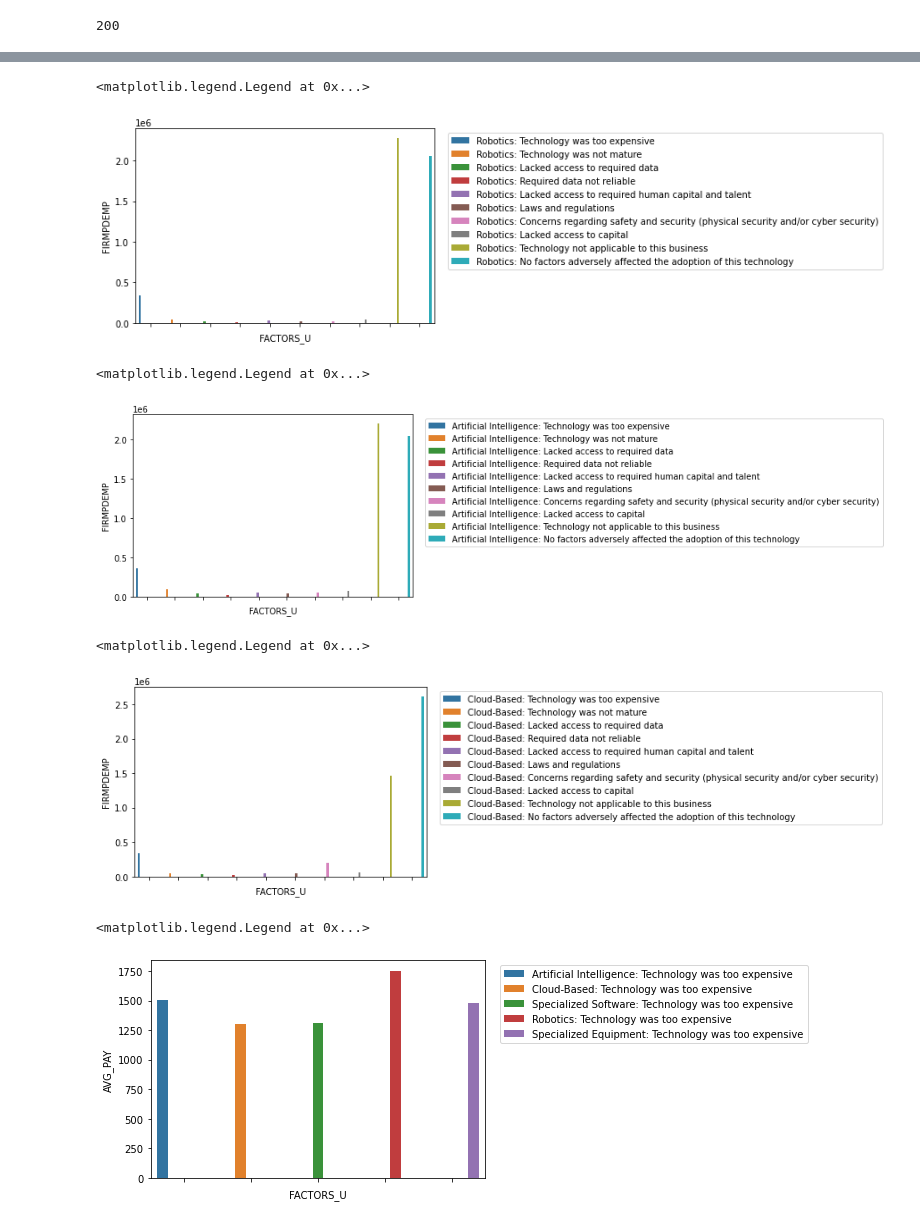
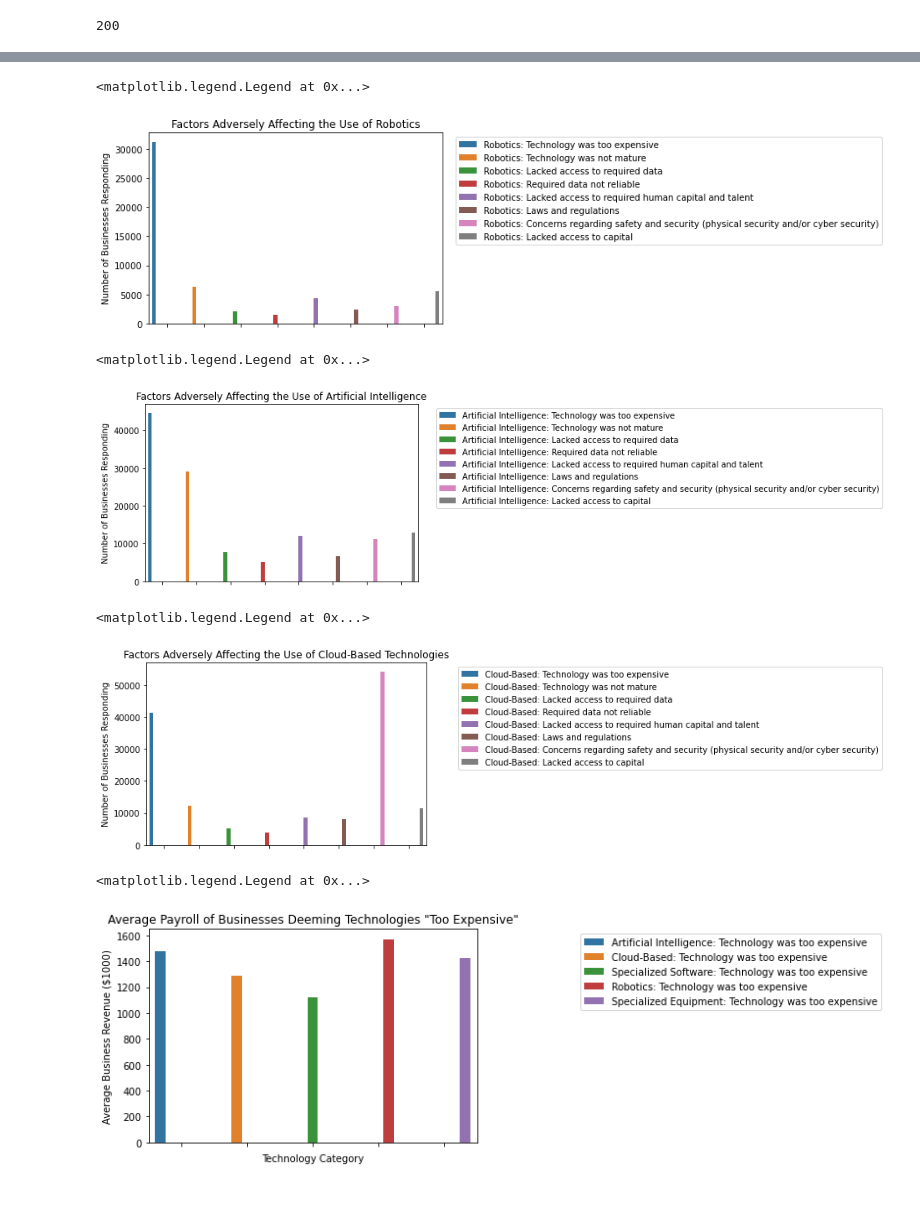
Before and after one commit to linseystokes17/CensusExploration, a Jupyter notebook: census_data_etl_and_visualizations.ipynb, the cells around one changed output, grey strips where cells are left out. Cells and saved outputs as stored; diff of their text form; code cells hidden in the pictures; blank space fills up the shorter version.

Commit message:
Adding updated Jupyter Notebook, as well as visualization images -Abby

```diff
--- a/census_data_etl_and_visualizations.ipynb
+++ b/census_data_etl_and_visualizations.ipynb
@@ -65,7 +65,7 @@ import seaborn as sns
 # %%
 # Get the response from the Census API
 key = '1a3f83be0b86cf8c738d2833cd8a386aee5b3c5c'
-url = f'https://api.census.gov/data/2018/abstcb?get=GEO_ID,NAME,NAICS2017,NAICS2017_LABEL,SEX,SEX_LABEL,ETH_GROUP,ETH_GROUP_LABEL,RACE_GROUP,RACE_GROUP_LABEL,VET_GROUP,VET_GROUP_LABEL,NSFSZFI,NSFSZFI_LABEL,FACTORS_U,FACTORS_U_LABEL,YEAR,FIRMPDEMP,FIRMPDEMP_F,FIRMPDEMP_PCT,FIRMPDEMP_PCT_F,RCPPDEMP,RCPPDEMP_F,RCPPDEMP_PCT,RCPPDEMP_PCT_F,EMP,EMP_F,EMP_PCT,EMP_PCT_F,PAYANN,PAYANN_F,PAYANN_PCT,PAYANN_PCT_F,FIRMPDEMP_S,FIRMPDEMP_S_F,FIRMPDEMP_PCT_S,FIRMPDEMP_PCT_S_F,RCPPDEMP_S,RCPPDEMP_S_F,RCPPDEMP_PCT_S,RCPPDEMP_PCT_S_F,EMP_S,EMP_S_F,EMP_PCT_S,EMP_PCT_S_F,PAYANN_S,PAYANN_S_F,PAYANN_PCT_S,PAYANN_PCT_S_F,TECHUSE_LABEL&for=us:*&key={key}'
+url = f'https://api.census.gov/data/2018/abstcb?get=GEO_ID,NAME,NAICS2017,NAICS2017_LABEL,SEX,SEX_LABEL,ETH_GROUP,ETH_GROUP_LABEL,RACE_GROUP,RACE_GROUP_LABEL,VET_GROUP,VET_GROUP_LABEL,NSFSZFI,NSFSZFI_LABEL,TECHUSE,TECHUSE_LABEL,FACTORS_U,FACTORS_U_LABEL,YEAR,FIRMPDEMP,FIRMPDEMP_F,FIRMPDEMP_PCT,FIRMPDEMP_PCT_F,RCPPDEMP,RCPPDEMP_F,RCPPDEMP_PCT,RCPPDEMP_PCT_F,EMP,EMP_F,EMP_PCT,EMP_PCT_F,PAYANN,PAYANN_F,FIRMPDEMP_S,FIRMPDEMP_S_F,FIRMPDEMP_PCT_S,FIRMPDEMP_PCT_S_F,RCPPDEMP_S,RCPPDEMP_S_F,RCPPDEMP_PCT_S,RCPPDEMP_PCT_S_F,EMP_S,EMP_S_F,EMP_PCT_S,EMP_PCT_S_F,PAYANN_S,PAYANN_S_F,PAYANN_PCT_S,PAYANN_PCT_S_F&for=us:*&key={key}'
 response_tcb = requests.get(url)
 # %%
 # Confirm that response is valid
@@ -103,6 +103,6 @@ Data columns (total 51 columns):
 # %%
 # We don't actually want all of this data, just the more readable columns, so we filter the columns
-tcb = df_tcb[['GEO_ID','NAME','NAICS2017_LABEL','SEX_LABEL','ETH_GROUP_LABEL','RACE_GROUP_LABEL','VET_GROUP_LABEL','NSFSZFI_LABEL','FACTORS_U','FACTORS_U_LABEL','TECHUSE_LABEL','FIRMPDEMP','RCPPDEMP','EMP','PAYANN']]
+tcb = df_tcb[['GEO_ID','NAME','NAICS2017_LABEL','SEX_LABEL','ETH_GROUP_LABEL','RACE_GROUP_LABEL','VET_GROUP_LABEL','NSFSZFI_LABEL','TECHUSE','TECHUSE_LABEL','FACTORS_U','FACTORS_U_LABEL','FIRMPDEMP','RCPPDEMP','EMP','PAYANN']]
 # %%
 # Those same details, now on our filtered data
 print(df_tcb.shape)
@@ -143,14 +143,31 @@ data = data.loc[data['VET_GROUP_LABEL'] == 'Total']
 # Filtering by business size
 data = data.loc[data['NSFSZFI_LABEL'] == 'All firms']
 # Filtering by business type
-data = data.loc[data['NAICS2017_LABEL'] == 'Total for all sectors']
-# Filter by question response
+data = data.loc[data['NAICS2017_LABEL'] == 'Professional, scientific, and technical services']
+# Filter by question response for Factors
+'''
 data = data[~data['FACTORS_U_LABEL'].str.contains("Total Reporting")]
-#data = data[~data['FACTORS_U_LABEL'].str.contains("not applicable")]
-#data = data[~data['FACTORS_U_LABEL'].str.contains("No factors")]
+data = data[~data['FACTORS_U_LABEL'].str.contains("not applicable")]
+data = data[~data['FACTORS_U_LABEL'].str.contains("No factors")]
 
 # Filtering out specific response sets into their own datasets
 robo_data = data[data['FACTORS_U_LABEL'].str.contains("Robotics")]
 ai_data = data[data['FACTORS_U_LABEL'].str.contains("Artificial Intelligence")]
 cloud_data = data[data['FACTORS_U_LABEL'].str.contains("Cloud-Based")]
 exp_data = data[data['FACTORS_U_LABEL'].str.contains("too expensive")]
+'''
+
+
+# Filter by question response for Tech Use
+
+data = data[~data['TECHUSE_LABEL'].str.contains("Low use")]
+data = data[~data['TECHUSE_LABEL'].str.contains("Moderate use")]
+data = data[~data['TECHUSE_LABEL'].str.contains("High use")]
+data = data[~data['TECHUSE_LABEL'].str.contains("Don't know")]
+data = data[~data['TECHUSE_LABEL'].str.contains("Total Reporting")]
+
+# Filtering out specific response sets into their own datasets
+robo_data = data[data['TECHUSE_LABEL'].str.contains("Robotics")]
+ai_data = data[data['TECHUSE_LABEL'].str.contains("Artificial Intelligence")]
+cloud_data = data[data['TECHUSE_LABEL'].str.contains("Cloud-Based")]
+exp_data = data[~data['TECHUSE_LABEL'].str.contains("Tested")]
@@ -157,27 +197,30 @@ exp_data = data[data['FACTORS_U_LABEL'].str.contains("too expensive")]
 # %%
-# Creating a bar graph of robotics data
+# Creating a bar graph of robotics factors data
 robotics = sns.barplot(x="FACTORS_U", y="FIRMPDEMP", hue="FACTORS_U_LABEL", data=robo_data)
+robotics.set(ylabel="Number of Businesses Responding", xlabel="", title="Factors Adversely Affecting the Use of Robotics")
 robotics.set(xticklabels=[])
 robotics.legend(bbox_to_anchor=(1.03, 1))
 # %% [output]
 <matplotlib.legend.Legend at 0x...>
-[figure, old version]
+[figure, new version]
 # %%
-# Creating a bar graph of artificial intelligence data
+# Creating a bar graph of artificial intelligence factors data
 ai = sns.barplot(x="FACTORS_U", y="FIRMPDEMP", hue="FACTORS_U_LABEL", data=ai_data)
+ai.set(ylabel="Number of Businesses Responding", xlabel="", title="Factors Adversely Affecting the Use of Artificial Intelligence")
 ai.set(xticklabels=[])
-ai.legend(bbox_to_anchor= (1.03, 1))
+ai.legend(bbox_to_anchor= (1.05, 1))
 # %% [output]
 <matplotlib.legend.Legend at 0x...>
-[figure, old version]
+[figure, new version]
 # %%
-# Creating a bar graph of cloud-based data
+# Creating a bar graph of cloud-based factors data
 cloud = sns.barplot(x="FACTORS_U", y="FIRMPDEMP", hue="FACTORS_U_LABEL", data=cloud_data)
+cloud.set(ylabel="Number of Businesses Responding", xlabel="", title="Factors Adversely Affecting the Use of Cloud-Based Technologies")
 cloud.set(xticklabels=[])
-cloud.legend(bbox_to_anchor=(1.03, 1))
+cloud.legend(bbox_to_anchor=(1.1, 1))
 # %% [output]
 <matplotlib.legend.Legend at 0x...>
-[figure, old version]
+[figure, new version]
 # %%
 # Computing columns for average pay and average revenue
 exp_data = exp_data.copy()
@@ -186,8 +229,9 @@ exp_data["AVG_PAY"] = exp_data["PAYANN"] / exp_data["FIRMPDEMP"]
 # %%
 # Creating a bar graph of expense-based data
 exp = sns.barplot(x="FACTORS_U", y="AVG_PAY", hue="FACTORS_U_LABEL", data=exp_data)
+exp.set(ylabel="Average Business Revenue ($1000)", xlabel="Technology Category", title='Average Payroll of Businesses Deeming Technologies "Too Expensive"')
 exp.set(xticklabels=[])
-exp.legend(bbox_to_anchor=(1.03, 1))
+exp.legend(bbox_to_anchor=(1.3, 1))
 # %% [output]
 <matplotlib.legend.Legend at 0x...>
-[figure, old version]
+[figure, new version]
```
Also changed, not shown: parts of 8 cells of this notebook, 16 other files.
